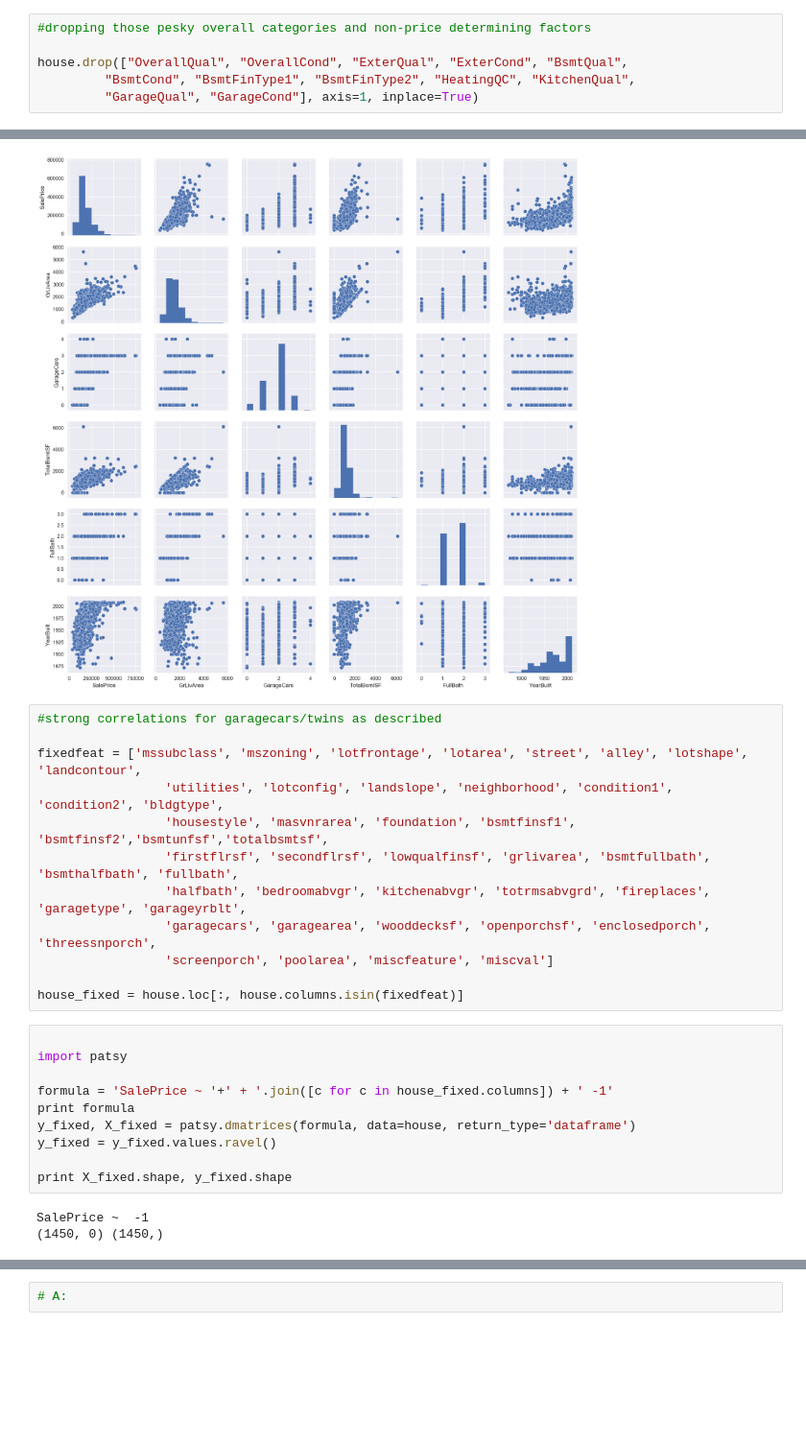
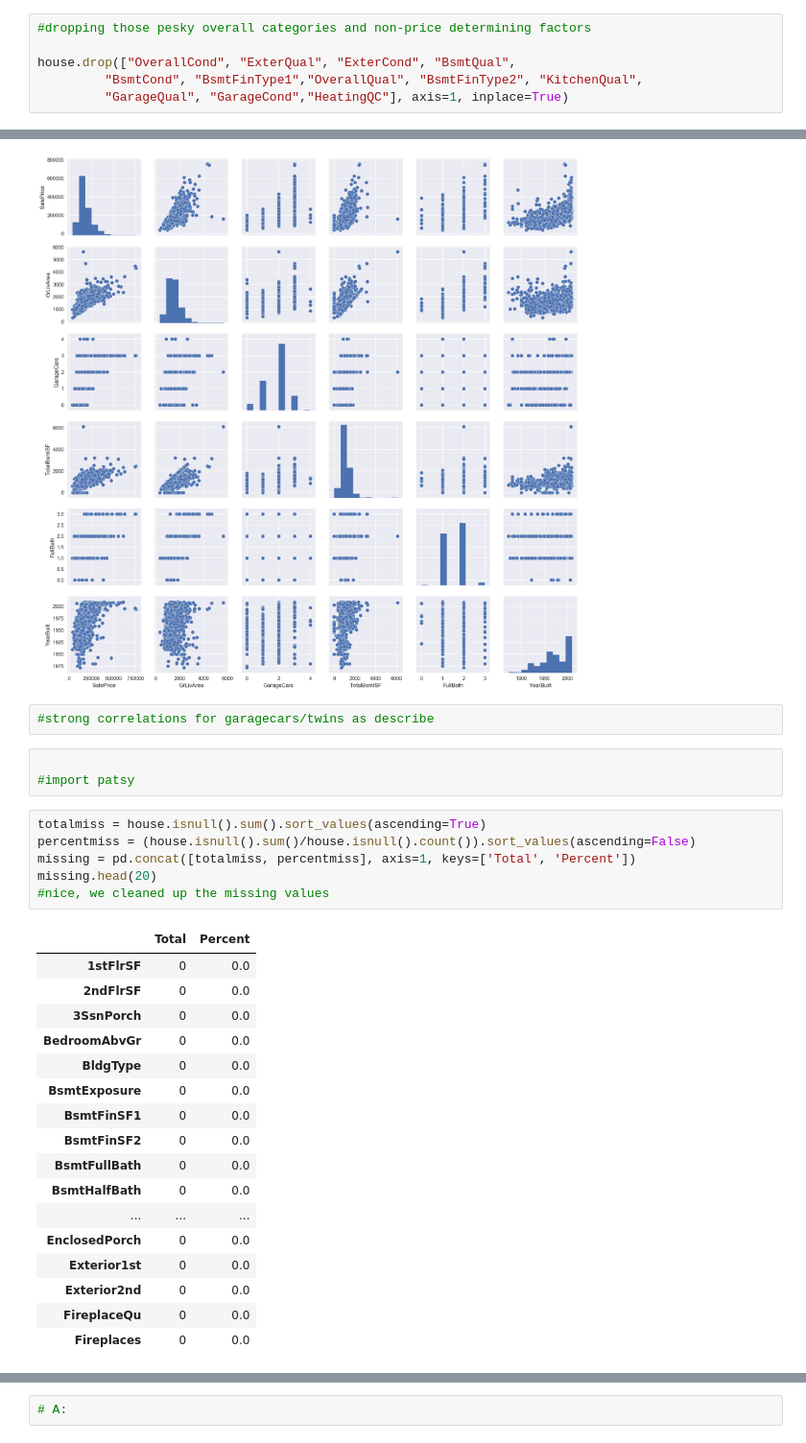
Before and after one commit to nrajasekaran/datascience, a Jupyter notebook: Projects/Project-3/project-03-starter.ipynb, the cells around one changed output, grey strips where cells are left out. Shown at 96% size. Cells and saved outputs as stored; diff of their text form; blank space fills up the shorter version.

```diff
--- a/Projects/Project-3/project-03-starter.ipynb
+++ b/Projects/Project-3/project-03-starter.ipynb
@@ -124,9 +137,9 @@ Name: SalePrice, dtype: float64
 # %%
 #dropping those pesky overall categories and non-price determining factors
 
-house.drop(["OverallQual", "OverallCond", "ExterQual", "ExterCond", "BsmtQual",
-         "BsmtCond", "BsmtFinType1", "BsmtFinType2", "HeatingQC", "KitchenQual",
-         "GarageQual", "GarageCond"], axis=1, inplace=True)
+house.drop(["OverallCond", "ExterQual", "ExterCond", "BsmtQual",
+         "BsmtCond", "BsmtFinType1","OverallQual", "BsmtFinType2", "KitchenQual",
+         "GarageQual", "GarageCond","HeatingQC"], axis=1, inplace=True)
 # %%
 #check 0 cells and do some fillins.
 null_array = {}
@@ -157,28 +170,32 @@ sns.pairplot(house[cols], size = 2.5)
 plt.show();
 # %% [output]
 [figure]
-# %%
-#strong correlations for garagecars/twins as described
-
-fixedfeat = ['mssubclass', 'mszoning', 'lotfrontage', 'lotarea', 'street', 'alley', 'lotshape', 'landcontour',
-                 'utilities', 'lotconfig', 'landslope', 'neighborhood', 'condition1', 'condition2', 'bldgtype',
-                 'housestyle', 'masvnrarea', 'foundation', 'bsmtfinsf1', 'bsmtfinsf2','bsmtunfsf','totalbsmtsf',
-                 'firstflrsf', 'secondflrsf', 'lowqualfinsf', 'grlivarea', 'bsmtfullbath', 'bsmthalfbath', 'fullbath',
-                 'halfbath', 'bedroomabvgr', 'kitchenabvgr', 'totrmsabvgrd', 'fireplaces', 'garagetype', 'garageyrblt',
-                 'garagecars', 'garagearea', 'wooddecksf', 'openporchsf', 'enclosedporch', 'threessnporch',
-                 'screenporch', 'poolarea', 'miscfeature', 'miscval']
-
-house_fixed = house.loc[:, house.columns.isin(fixedfeat)]
-# %%
-
-import patsy
-
-formula = 'SalePrice ~ '+' + '.join([c for c in house_fixed.columns]) + ' -1'
-print formula
-y_fixed, X_fixed = patsy.dmatrices(formula, data=house, return_type='dataframe')
-y_fixed = y_fixed.values.ravel()
-
-print X_fixed.shape, y_fixed.shape
-# %% [output]
-SalePrice ~  -1
-(1450, 0) (1450,)
+# %%
+#strong correlations for garagecars/twins as describe
+# %%
+
+#import patsy
+# %%
+totalmiss = house.isnull().sum().sort_values(ascending=True)
+percentmiss = (house.isnull().sum()/house.isnull().count()).sort_values(ascending=False)
+missing = pd.concat([totalmiss, percentmiss], axis=1, keys=['Total', 'Percent'])
+missing.head(20)
+#nice, we cleaned up the missing values
+# %% [output]
+|  | Total | Percent |
+| 1stFlrSF | 0 | 0.0 |
+| 2ndFlrSF | 0 | 0.0 |
+| 3SsnPorch | 0 | 0.0 |
+| BedroomAbvGr | 0 | 0.0 |
+| BldgType | 0 | 0.0 |
+| BsmtExposure | 0 | 0.0 |
+| BsmtFinSF1 | 0 | 0.0 |
+| BsmtFinSF2 | 0 | 0.0 |
+| BsmtFullBath | 0 | 0.0 |
+| BsmtHalfBath | 0 | 0.0 |
+| ... | ... | ... |
+| EnclosedPorch | 0 | 0.0 |
+| Exterior1st | 0 | 0.0 |
+| Exterior2nd | 0 | 0.0 |
+| FireplaceQu | 0 | 0.0 |
+| Fireplaces | 0 | 0.0 |
```
Also changed, not shown: parts of 8 cells of this notebook.
